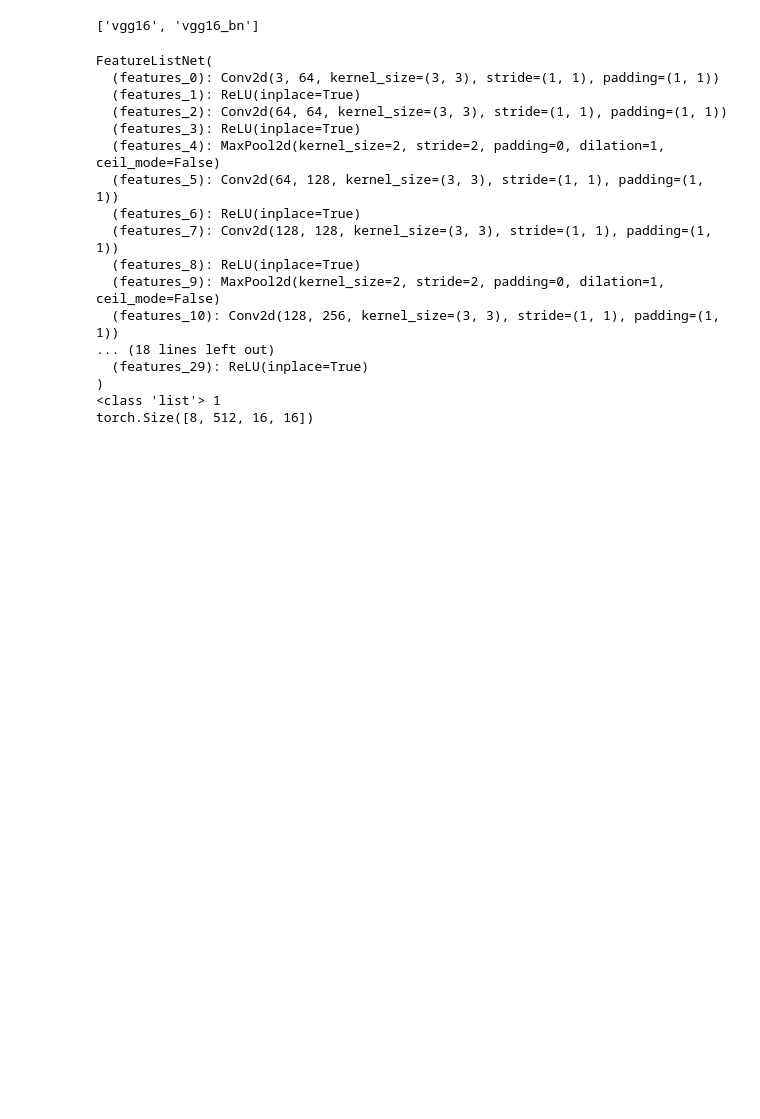
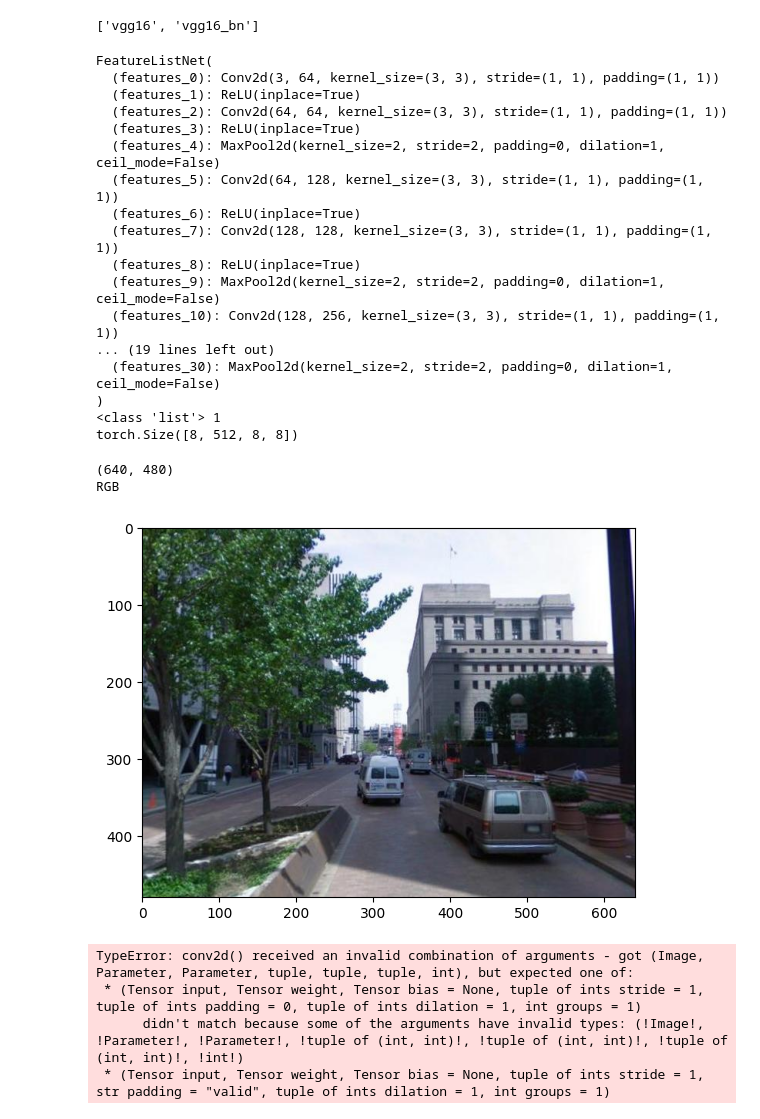
Before and after one commit to PeterykSong/toy_Netvlad, a Jupyter notebook: Netvlad_vanila/Dataloader.ipynb, the cells around one changed output. Saved outputs shown, nothing was run; the diff lists cells and outputs as text; code cells hidden in the pictures; blank space fills up the shorter version.

```diff
--- a/Netvlad_vanila/Dataloader.ipynb
+++ b/Netvlad_vanila/Dataloader.ipynb
@@ -146,11 +138,11 @@ print(timm.list_models('*vgg16*'))
 ['vgg16', 'vgg16_bn']
 # %%
 #임의 임력 만들기
-import torch
+
 x = torch.randn(8,3,256,256)
 
 #모델 선언
-model = timm.create_model('vgg16', pretrained=True,features_only=True,out_indices=(4,))
+model = timm.create_model('vgg16', pretrained=True,features_only=True,out_indices=(5,))
 
 result = model(x)
 print(model)
@@ -169,8 +161,33 @@ FeatureListNet(
   (features_8): ReLU(inplace=True)
   (features_9): MaxPool2d(kernel_size=2, stride=2, padding=0, dilation=1, ceil_mode=False)
   (features_10): Conv2d(128, 256, kernel_size=(3, 3), stride=(1, 1), padding=(1, 1))
-... (18 lines left out)
-  (features_29): ReLU(inplace=True)
+... (19 lines left out)
+  (features_30): MaxPool2d(kernel_size=2, stride=2, padding=0, dilation=1, ceil_mode=False)
 )
 <class 'list'> 1
-torch.Size([8, 512, 16, 16])
+torch.Size([8, 512, 8, 8])
+# %%
+#import random
+#참조 : https://wikidocs.net/232806
+
+from PIL import Image
+import matplotlib.pyplot as plt
+test_image_path = './data/Pittsburgh250k/000/000/000000_pitch1_yaw1.jpg'
+
+image = Image.open(test_image_path)
+#img = image.resize((256,256))
+print(image.size)
+print(image.mode)
+plt.imshow(image)
+plt.show()
+
+
+# 그냥 뚜드려 넣으면 될 줄알았나. 사용자정의 데이터셋 만들어보자.
+# %% [output]
+(640, 480)
+RGB
+[figure, added]
+TypeError: conv2d() received an invalid combination of arguments - got (Image, Parameter, Parameter, tuple, tuple, tuple, int), but expected one of:
+ * (Tensor input, Tensor weight, Tensor bias = None, tuple of ints stride = 1, tuple of ints padding = 0, tuple of ints dilation = 1, int groups = 1)
+      didn't match because some of the arguments have invalid types: (!Image!, !Parameter!, !Parameter!, !tuple of (int, int)!, !tuple of (int, int)!, !tuple of (int, int)!, !int!)
+ * (Tensor input, Tensor weight, Tensor bias = None, tuple of ints stride = 1, str padding = "valid", tuple of ints dilation = 1, int groups = 1)
```
Also changed, not shown: parts of 6 cells of this notebook, 2 other files.
